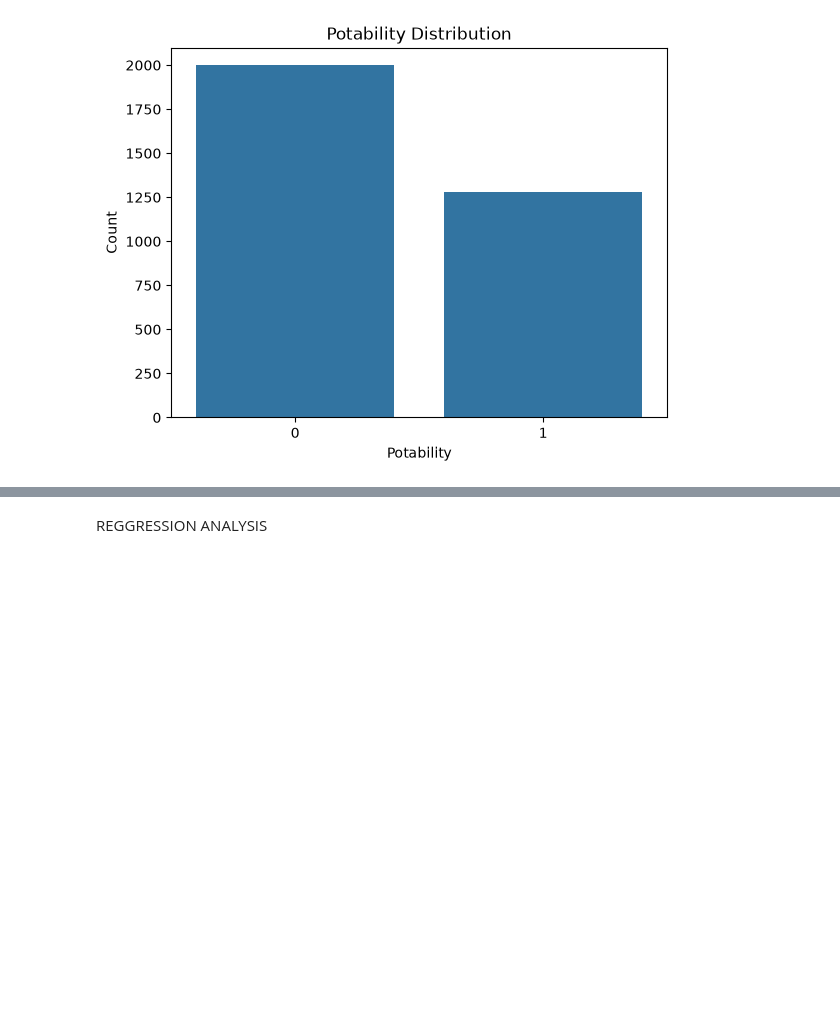
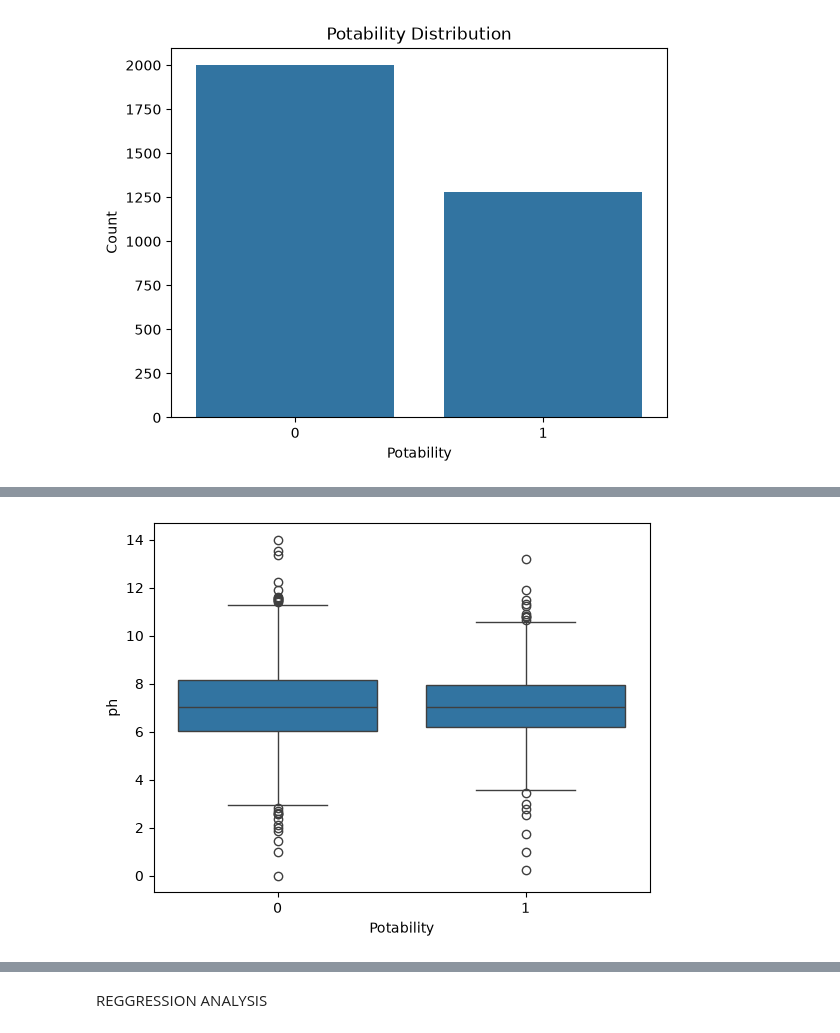
Before and after one commit to mehdiigouch/WATER-POTABILITY-USING-ML-PROJECT_V2, a Jupyter notebook: ANALYSIS/EDA.ipynb, the cells around one changed output, grey strips where cells are left out. Drawn from its saved outputs; the diff is of its cells as text; code cells hidden in the pictures; blank space fills up the shorter version.

```diff
--- a/ANALYSIS/EDA.ipynb
+++ b/ANALYSIS/EDA.ipynb
@@ -220,0 +232,5 @@ Name: proportion, dtype: float64
+# %%
+sns.boxplot(x="Potability", y="ph", data=df)
+plt.show()
+# %% [output]
+[figure, added]
```
Also changed, not shown: parts of 11 cells of this notebook.
